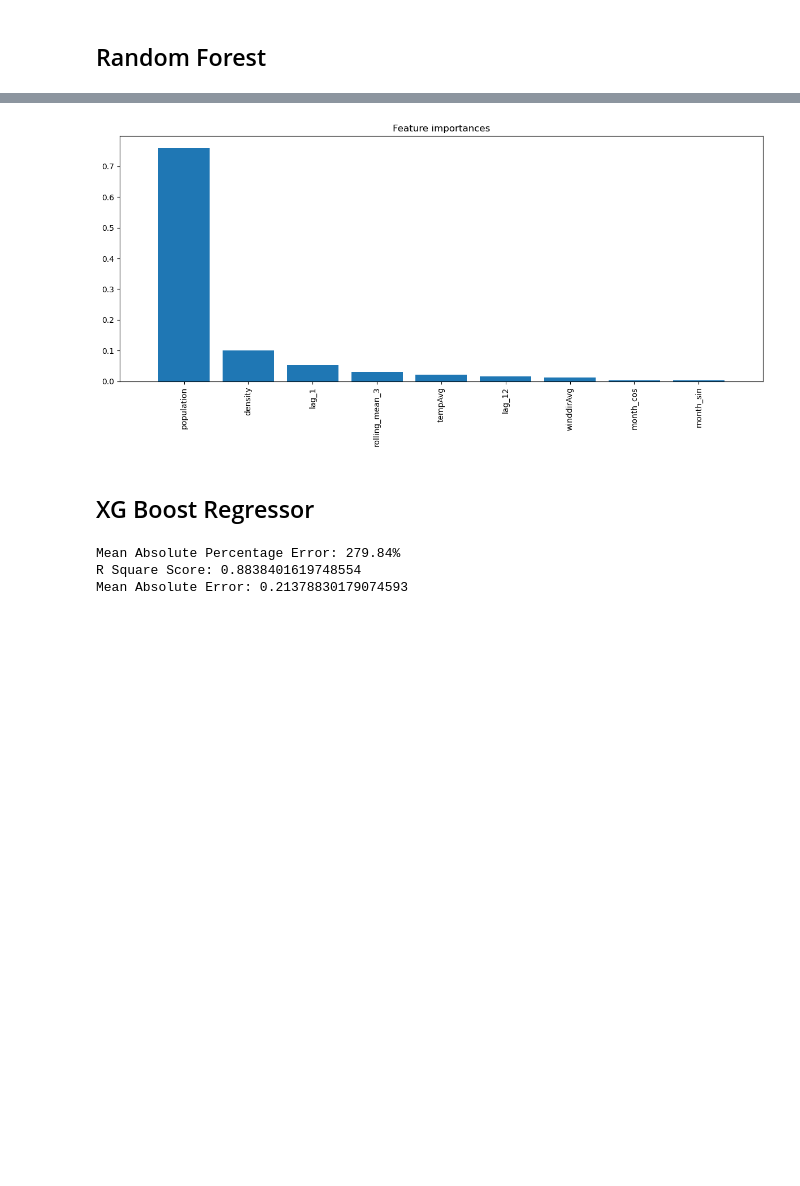
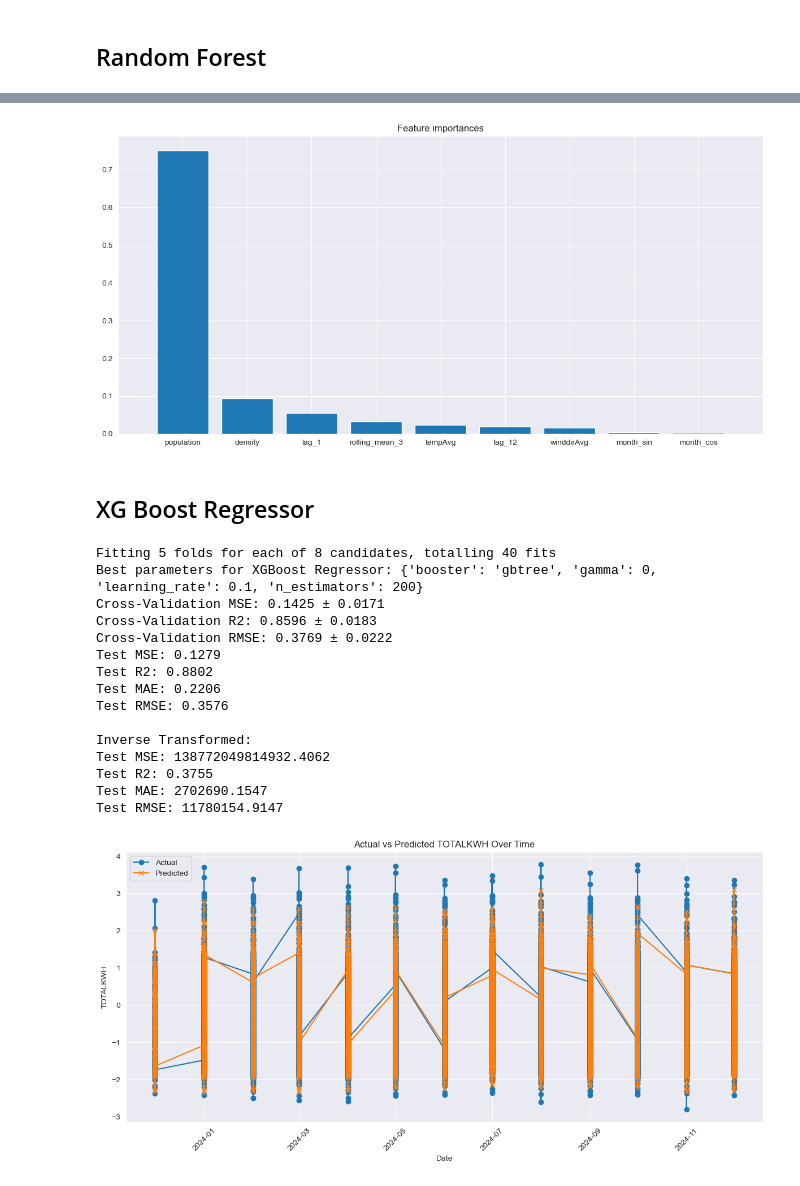
Before and after one commit to kaia-hu/Energy_Load_Forcasting, a Jupyter notebook: time_series_modeling-2.ipynb, the cells around one changed output, grey strips where cells are left out. Cells and saved outputs as stored; diff of their text form; code cells hidden in the pictures; blank space fills up the shorter version.

```diff
--- a/time_series_modeling-2.ipynb
+++ b/time_series_modeling-2.ipynb
@@ -298,38 +317,53 @@ indices = np.argsort(importances)[::-1]
 plt.figure(figsize=(12, 6))
 plt.title("Feature importances")
 plt.bar(range(X_train.shape[1]), importances[indices], align="center")
-plt.xticks(range(X_train.shape[1]), feature_names[indices], rotation=90)
+plt.xticks(range(X_train.shape[1]), feature_names[indices])
 plt.xlim([-1, X_train.shape[1]])
 plt.tight_layout()
 plt.show()
 # %% [output]
-[figure, old version]
+[figure, new version]
 # %% [markdown]
 ## XG Boost Regressor
+# %%
+import xgboost as xgb
+# Split features
+# remove low importance features
+features = ['tempAvg', 'winddirAvg', 'population', 'density', 'lag_1', 'lag_12', 'rolling_mean_3']
+# features = ['tempAvg', 'winddirAvg', 'population', 'zipcode', 'longitude', 'latitude', 'density', 'month_sin', 'month_cos', 'lag_1', 'lag_12', 'rolling_mean_3']
+X_train = train[features]
+y_train = train['TOTALKWH']
+X_test = test[features]
+y_test = test['TOTALKWH']
 # %%
-import xgboost as xgb
-# Split features
-features = ['tempAvg', 'winddirAvg', 'population', 'density', 'month_sin', 'month_cos', 'lag_1', 'lag_12', 'rolling_mean_3']
-# features = ['tempAvg', 'winddirAvg', 'population', 'zipcode', 'longitude', 'latitude', 'density', 'month_sin', 'month_cos', 'lag_1', 'lag_12', 'rolling_mean_3']
-X_train = train[features]
-y_train = train['TOTALKWH']
-X_test = test[features]
-y_test = test['TOTALKWH']
+# Fit the model
+xgb_model = xgb.XGBRegressor()
 
-# Fit the model
-model = xgb.XGBRegressor()
-model.fit(X_train, y_train)
+param_grid_xgb = {
+    'booster': ['gbtree'],  # Type of boosting model
+    'n_estimators': [100, 200],  # Number of trees
+    'gamma': [0, 0.1],  # Minimum loss reduction required to make a further partition
+    'learning_rate': [0.01, 0.1],  # Step size shrinkage
+}
 
-y_pred = model.predict(X_test)
+best_model, _ = modeling(xgb_model, (X_train, y_train, X_test, y_test),
+                         param_grid_xgb, 5, 'XGBoost Regressor')
 
-mape = mean_absolute_percentage_error(y_test, y_pred)
-mae = mean_absolute_error(y_test, y_pred)
-r2 = r2_score(y_test, y_pred)
-
-print(f"Mean Absolute Percentage Error: {mape * 100:.2f}%")
-print(f"R Square Score: {r2}")
-print(f"Mean Absolute Error: {mae}")
+plot_best_model(best_model, X_test, y_test)
 # %% [output]
-Mean Absolute Percentage Error: 279.84%
-R Square Score: 0.8838401619748554
-Mean Absolute Error: 0.21378830179074593
+Fitting 5 folds for each of 8 candidates, totalling 40 fits
+Best parameters for XGBoost Regressor: {'booster': 'gbtree', 'gamma': 0, 'learning_rate': 0.1, 'n_estimators': 200}
+Cross-Validation MSE: 0.1425 ± 0.0171
+Cross-Validation R2: 0.8596 ± 0.0183
+Cross-Validation RMSE: 0.3769 ± 0.0222
+Test MSE: 0.1279
+Test R2: 0.8802
+Test MAE: 0.2206
+Test RMSE: 0.3576
+
+Inverse Transformed:
+Test MSE: 138772049814932.4062
+Test R2: 0.3755
+Test MAE: 2702690.1547
+Test RMSE: 11780154.9147
+[figure, added]
```
Also changed, not shown: parts of 6 cells of this notebook.
